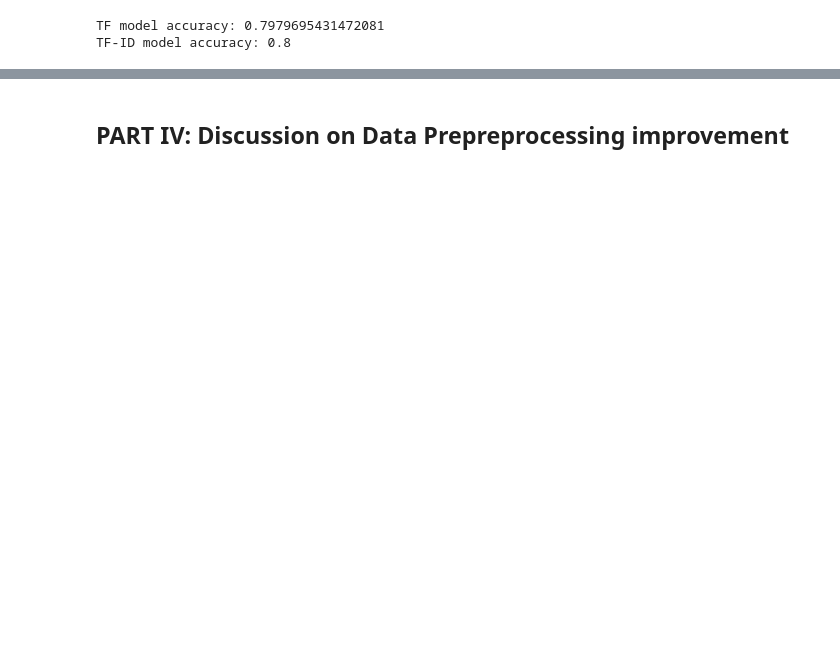
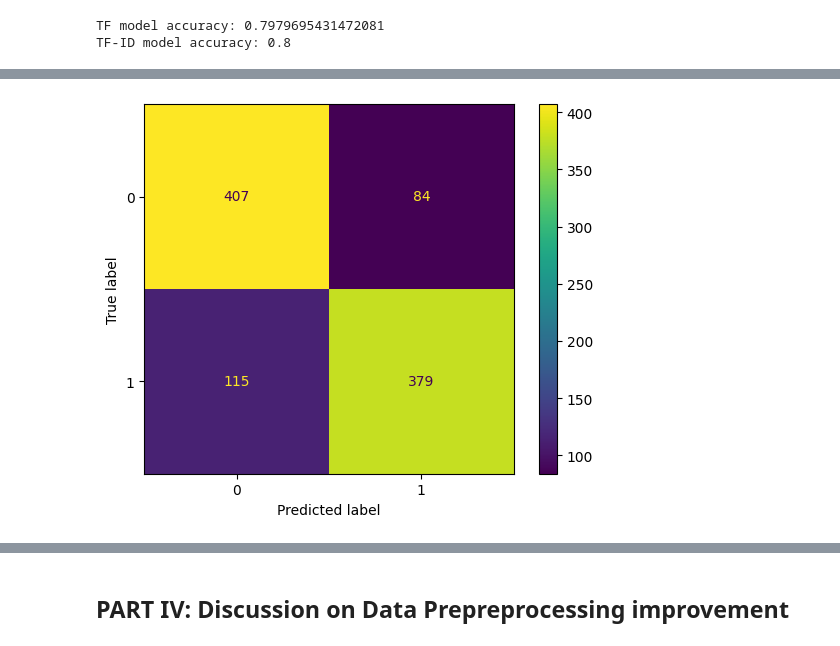
Before and after one commit to vlopez0392/DM2023-Lab1-Fork, a Jupyter notebook: Homework/DM2023_Lab1_Homework.ipynb, the cells around one changed output, grey strips where cells are left out. Drawn from its saved outputs; the diff is of its cells as text; code cells hidden in the pictures; blank space fills up the shorter version.

Commit message:
Added and finished part IV andsome visualizations in part III

```diff
--- a/Homework/DM2023_Lab1_Homework.ipynb
+++ b/Homework/DM2023_Lab1_Homework.ipynb
@@ -1152,0 +1157,9 @@ The TF-ID then has model has slightly better performance based on the above resu
+# %%
+###Confusion matrix plots
+###TF - CountVectorizer
+from sklearn.metrics import confusion_matrix, ConfusionMatrixDisplay
+cm1 = confusion_matrix(y_test, y_pred_count);
+cm1_disp = ConfusionMatrixDisplay(cm1);
+cm1_disp.plot();
+# %% [output]
+[figure, added]
```
Also changed, not shown: parts of 8 cells of this notebook, 1 other file.
